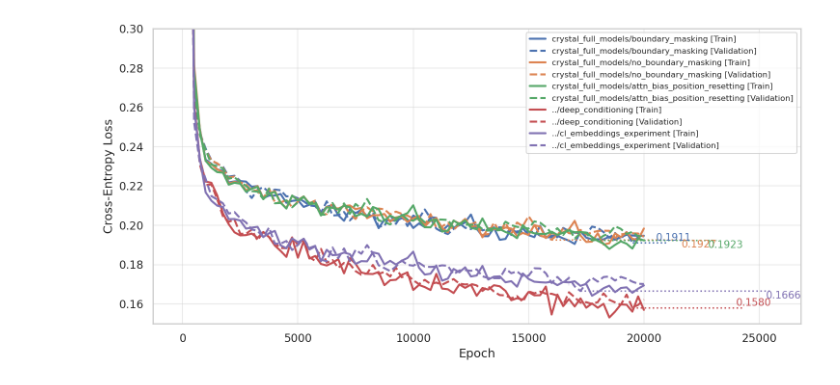
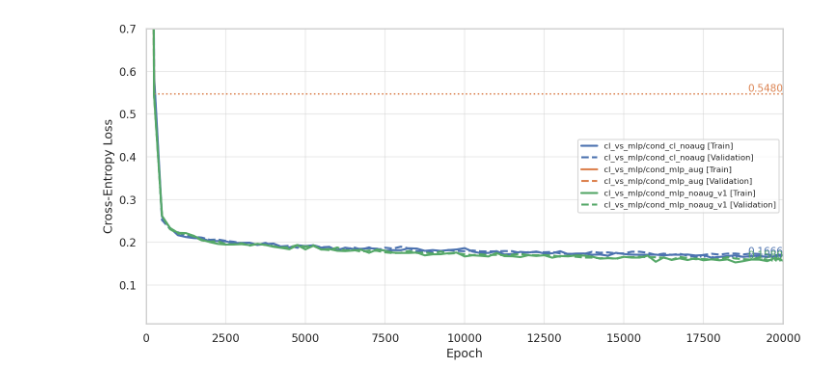
Before and after one commit to zhaohan-alan/decifier, a Jupyter notebook: decifer/notebooks/CE-Loss.ipynb, the cells around one changed output. Drawn from its saved outputs; the diff is of its cells as text; code cells hidden in the pictures.

```diff
--- a/decifer/notebooks/CE-Loss.ipynb
+++ b/decifer/notebooks/CE-Loss.ipynb
@@ -1,23 +1,24 @@
 # %%
 from decifer import (
     plot_loss_curves,
 )
+from glob import glob
+
+# ckpts = glob("../experiments/**/*.pt", recursive=True)
+
+ckpts = [
+    "../experiments/cl_vs_mlp/cond_cl_noaug/ckpt.pt",
+    "../experiments/cl_vs_mlp/cond_mlp_aug/ckpt.pt",
+    "../experiments/cl_vs_mlp/cond_mlp_noaug_v1/ckpt.pt",
+]
 
 plot_loss_curves(
-    [
-#         "../cross-contamination/deciferdataset_experiment/boundarymasking/ckpt.pt",
-#         "../cross-contamination/deciferdataset_experiment/no_boundarymasking/ckpt.pt",
-        "../cross-contamination/crystal_full_models/boundary_masking/ckpt.pt",
-        "../cross-contamination/crystal_full_models/no_boundary_masking/ckpt.pt",
-        "../cross-contamination/crystal_full_models/attn_bias_position_resetting/ckpt.pt",
-#         "../conditioning/ckpt.pt",
-        "../deep_conditioning/ckpt.pt",
-        "../cl_embeddings_experiment/ckpt.pt",
-    ],
+    ckpts,
     ylog = False,
-    ymin = 0.15,
-    ymax = 0.3,
+    xmax = 20_000,
+    ymin = 0.01,
+    ymax = 0.7,
     figsize=(10,5),
 )
 # %% [output]
-[figure, old version]
+[figure, new version]
```
